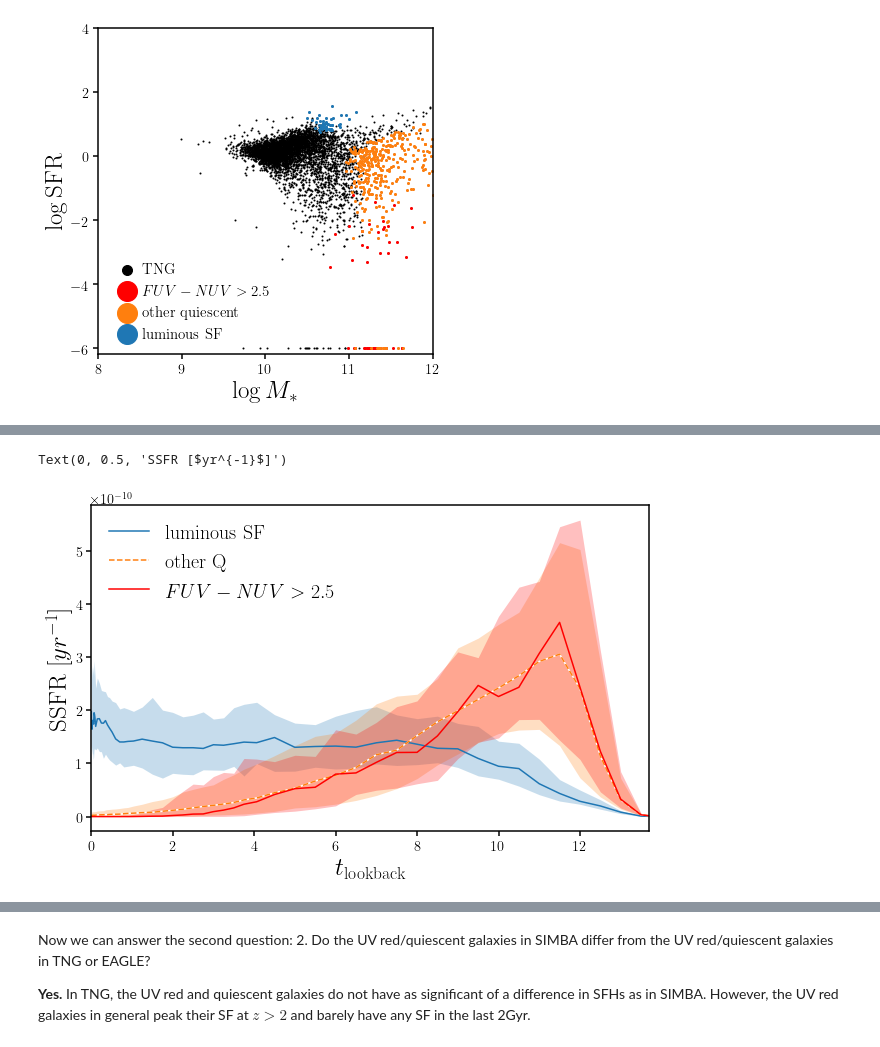
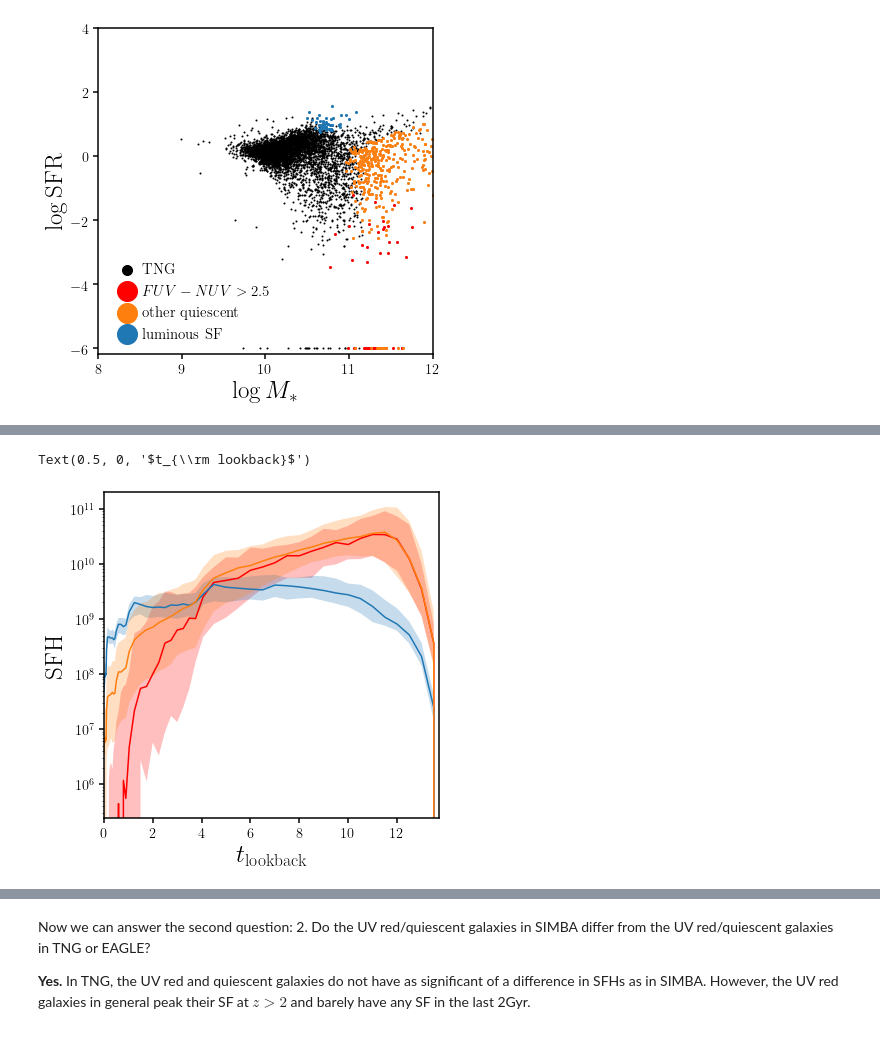
Before and after one commit to IQcollaboratory/galpopFM, a Jupyter notebook: nb/uv_red_sfh.ipynb, the cells around one changed output, grey strips where cells are left out. Saved outputs shown, nothing was run; the diff lists cells and outputs as text; code cells hidden in the pictures.

```diff
--- a/nb/uv_red_sfh.ipynb
+++ b/nb/uv_red_sfh.ipynb
@@ -252,21 +163,15 @@ ssfr_t_sf_lum_tng = np.quantile((sfr_t_tng/10**sed_tng['logmstar'][:,None])[sf_l
-# %%
-fig = plt.figure(figsize=(10,6))
-sub = fig.add_subplot(111)
-
-sub.fill_between(0.5 * (t_sfh_low + t_sfh_high), ssfr_t_sf_lum_tng[0], ssfr_t_sf_lum_tng[2], color='C0', linewidth=0, alpha=0.25)
-sub.plot(0.5 * (t_sfh_low + t_sfh_high), ssfr_t_sf_lum_tng[1], c='C0', label='luminous SF')
-
-sub.fill_between(0.5 * (t_sfh_low + t_sfh_high), ssfr_t_q_other_tng[0], ssfr_t_q_other_tng[2], color='C1', linewidth=0, alpha=0.25)
-sub.plot(0.5 * (t_sfh_low + t_sfh_high), ssfr_t_q_other_tng[1], c='white', linestyle='-')
-sub.plot(0.5 * (t_sfh_low + t_sfh_high), ssfr_t_q_other_tng[1], c='C1', linestyle='--', label='other Q')
-
-sub.fill_between(0.5 * (t_sfh_low + t_sfh_high), ssfr_t_uv_red_tng[0], ssfr_t_uv_red_tng[2], color='r', linewidth=0, alpha=0.25)
-sub.plot(0.5 * (t_sfh_low + t_sfh_high), ssfr_t_uv_red_tng[1], c='r', label='$FUV-NUV > 2.5$')
-sub.legend(loc='upper left', fontsize=20)
-sub.set_xlim(0, 13.7)
-sub.set_xlabel(r'$t_{\rm lookback}$', fontsize=25)
-#sub.set_ylim(0., 100.)
-sub.set_ylabel(r'SSFR [$yr^{-1}$]', fontsize=25)
-# %% [output]
-Text(0, 0.5, 'SSFR [$yr^{-1}$]')
-[figure, removed]
+# %%
+fig = plt.figure(figsize=(6,6))
+sub = fig.add_subplot(111)
+for sample, clr in zip([uv_red_tng, sf_lum_tng, q_other_tng], ['r', 'C0', 'C1']):
+    sfh_t_sample = np.quantile(sfh_t_tng[sample,:], [0.16, 0.50, 0.84], axis=0)
+
+    sub.fill_between(0.5 * (t_sfh_low + t_sfh_high), sfh_t_sample[0], sfh_t_sample[2], color=clr, linewidth=0, alpha=0.25)
+    sub.plot(0.5 * (t_sfh_low + t_sfh_high), sfh_t_sample[1], c=clr)
+sub.set_xlim(0, 13.7)
+sub.set_yscale('log')
+sub.set_ylabel('SFH', fontsize=25)
+sub.set_xlabel(r'$t_{\rm lookback}$', fontsize=25)
+# %% [output]
+Text(0.5, 0, '$t_{\\rm lookback}$')
+[figure, added]
```
Also changed, not shown: parts of 13 cells of this notebook, 18 other files.
